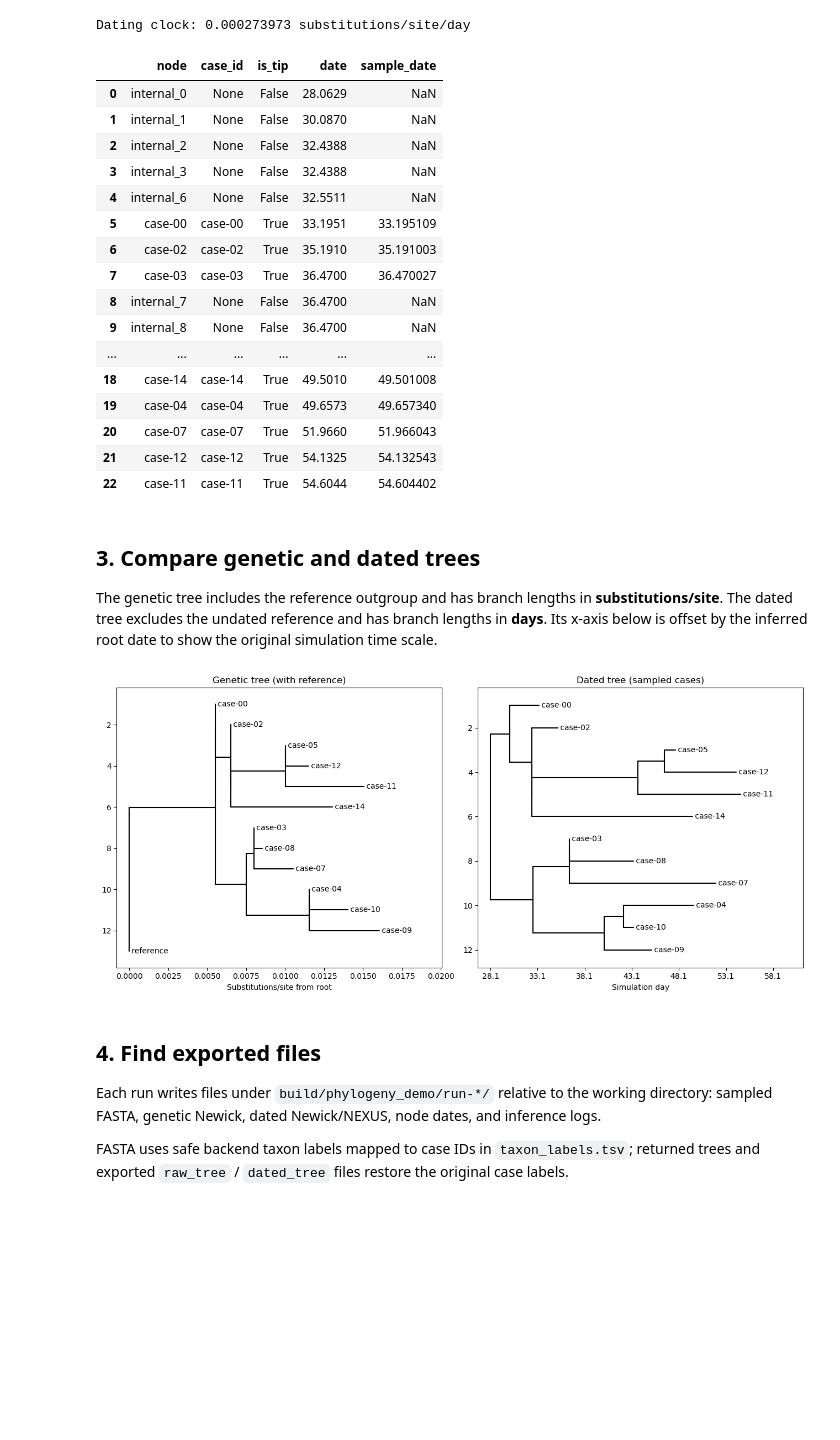
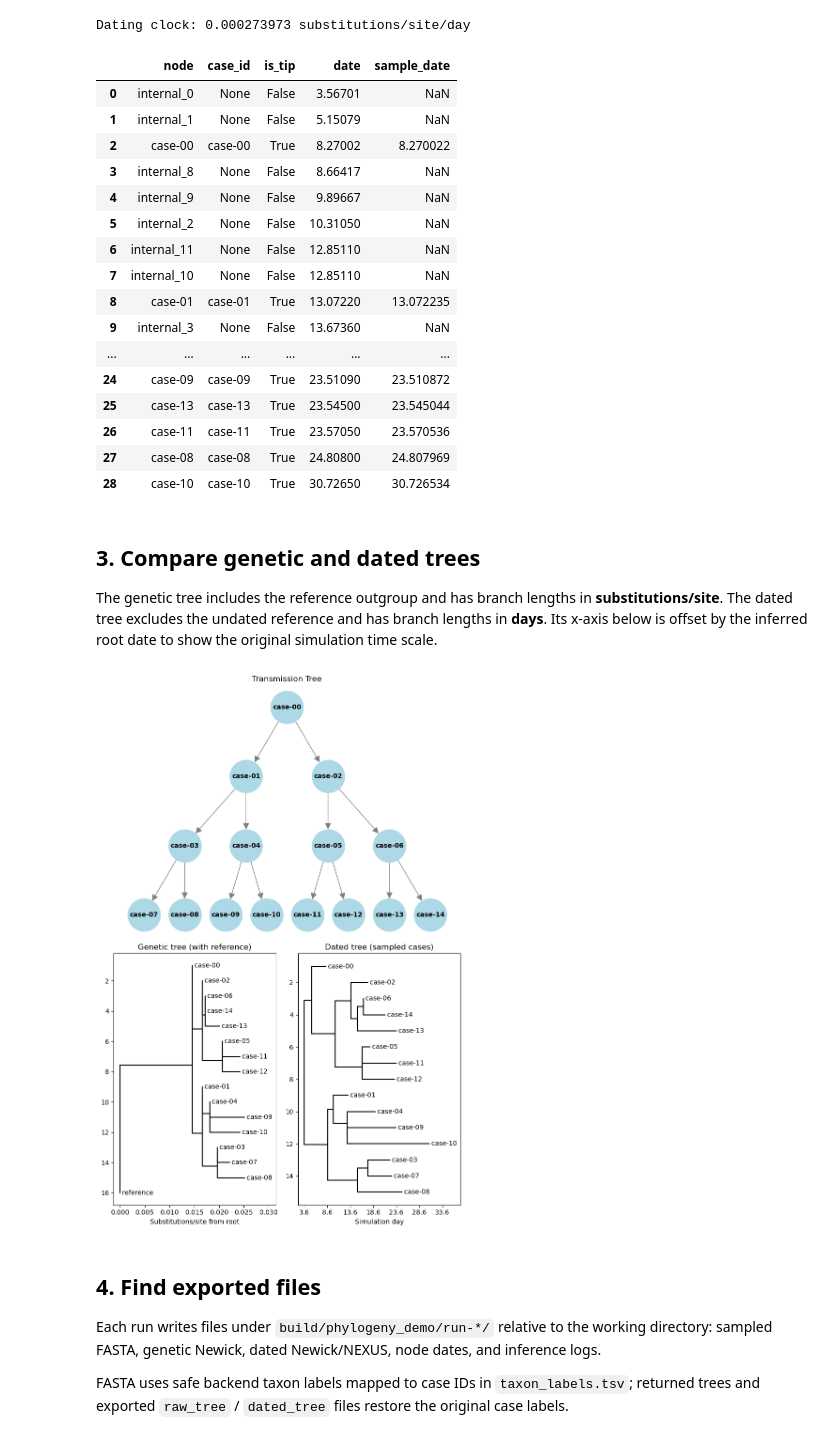
Before and after one commit to ydnkka/epilink, a Jupyter notebook: docs/phylogeny_demo.ipynb, the cells around one changed output. Saved outputs shown, nothing was run; the diff lists cells and outputs as text; code cells hidden in the pictures; blank space fills up the shorter version.

```diff
--- a/docs/phylogeny_demo.ipynb
+++ b/docs/phylogeny_demo.ipynb
@@ -46,7 +47,7 @@ transmission_tree = nx.balanced_tree(r=2, h=3, create_using=nx.DiGraph)
 transmission_tree = nx.relabel_nodes(
     transmission_tree, {node: f"case-{node:02d}" for node in transmission_tree}
 )
-epidemic_tree = simulate_epidemic_dates(profile, transmission_tree, fraction_sampled=0.8)
+epidemic_tree = simulate_epidemic_dates(profile, transmission_tree)
 simulated = simulate_genomic_sequences(
     profile, epidemic_tree, genome_length=parameters.genome_length, return_raw=False
 )
@@ -103,48 +107,78 @@ phylogeny.node_dates.sort_values("date", ignore_index=True)
 # %% [output]
 Dating clock: 0.000273973 substitutions/site/day
 |  | node | case_id | is_tip | date | sample_date |
-| 0 | internal_0 | None | False | 28.0629 | NaN |
-| 1 | internal_1 | None | False | 30.0870 | NaN |
-| 2 | internal_2 | None | False | 32.4388 | NaN |
-| 3 | internal_3 | None | False | 32.4388 | NaN |
-| 4 | internal_6 | None | False | 32.5511 | NaN |
-| 5 | case-00 | case-00 | True | 33.1951 | 33.195109 |
-| 6 | case-02 | case-02 | True | 35.1910 | 35.191003 |
-| 7 | case-03 | case-03 | True | 36.4700 | 36.470027 |
-| 8 | internal_7 | None | False | 36.4700 | NaN |
-| 9 | internal_8 | None | False | 36.4700 | NaN |
+| 0 | internal_0 | None | False | 3.56701 | NaN |
+| 1 | internal_1 | None | False | 5.15079 | NaN |
+| 2 | case-00 | case-00 | True | 8.27002 | 8.270022 |
+| 3 | internal_8 | None | False | 8.66417 | NaN |
+| 4 | internal_9 | None | False | 9.89667 | NaN |
+| 5 | internal_2 | None | False | 10.31050 | NaN |
+| 6 | internal_11 | None | False | 12.85110 | NaN |
+| 7 | internal_10 | None | False | 12.85110 | NaN |
+| 8 | case-01 | case-01 | True | 13.07220 | 13.072235 |
+| 9 | internal_3 | None | False | 13.67360 | NaN |
 | ... | ... | ... | ... | ... | ... |
-| 18 | case-14 | case-14 | True | 49.5010 | 49.501008 |
-| 19 | case-04 | case-04 | True | 49.6573 | 49.657340 |
-| 20 | case-07 | case-07 | True | 51.9660 | 51.966043 |
-| 21 | case-12 | case-12 | True | 54.1325 | 54.132543 |
-| 22 | case-11 | case-11 | True | 54.6044 | 54.604402 |
+| 24 | case-09 | case-09 | True | 23.51090 | 23.510872 |
+| 25 | case-13 | case-13 | True | 23.54500 | 23.545044 |
+| 26 | case-11 | case-11 | True | 23.57050 | 23.570536 |
+| 27 | case-08 | case-08 | True | 24.80800 | 24.807969 |
+| 28 | case-10 | case-10 | True | 30.72650 | 30.726534 |
 # %% [markdown]
 ## 3. Compare genetic and dated trees
 
 The genetic tree includes the reference outgroup and has branch lengths in **substitutions/site**. The dated tree excludes the undated reference and has branch lengths in **days**. Its x-axis below is offset by the inferred root date to show the original simulation time scale.
 # %%
-fig, axes = plt.subplots(1, 2, figsize=(13, 6))
-for tree, axis in zip([phylogeny.raw_tree, phylogeny.dated_tree], axes, strict=True):
+fig = plt.figure(figsize=(8, 12))
+gs = GridSpec(2, 2, figure=fig)
+transmission_tree_ax = fig.add_subplot(gs[0, :])
+raw_tree_ax = fig.add_subplot(gs[1, 0])
+dated_tree_ax = fig.add_subplot(gs[1, 1])
+
+pos = nx.drawing.nx_pydot.pydot_layout(transmission_tree, prog="dot")
+
+nx.draw(
+    transmission_tree,
+    pos,
+    ax=transmission_tree_ax,
+    with_labels=True,
+    node_color="lightblue",
+    node_size=2500,
+    node_shape="o",
+    edge_color="gray",
+    arrowsize=20,
+    font_size=10,
+    font_weight="bold",
+)
+transmission_tree_ax.set_title("Transmission Tree")
+transmission_tree_ax.set_axis_off()
+
+# 3. Draw the phylogenetic trees on the bottom axes
+for tree, axis in zip(
+    [phylogeny.raw_tree, phylogeny.dated_tree], [raw_tree_ax, dated_tree_ax], strict=True
+):
     Phylo.draw(
         tree,
         axes=axis,
         do_show=False,
         show_confidence=False,
         label_func=lambda clade: clade.name if clade.is_terminal() else None,
     )
     axis.set_ylabel("")
 
-axes[0].set_title("Genetic tree (with reference)")
-axes[0].set_xlabel("Substitutions/site from root")
+raw_tree_ax.set_title("Genetic tree (with reference)")
+raw_tree_ax.set_xlabel("Substitutions/site from root")
+
 root_date = phylogeny.node_dates.set_index("node").loc[phylogeny.dated_tree.root.name, "date"]
-axes[1].xaxis.set_major_formatter(FuncFormatter(lambda elapsed, _: f"{root_date + elapsed:.1f}"))
-axes[1].set_title("Dated tree (sampled cases)")
-axes[1].set_xlabel("Simulation day")
+dated_tree_ax.xaxis.set_major_formatter(
+    FuncFormatter(lambda elapsed, _: f"{root_date + elapsed:.1f}")
+)
+dated_tree_ax.set_title("Dated tree (sampled cases)")
+dated_tree_ax.set_xlabel("Simulation day")
+
 fig.tight_layout()
 plt.show()
 # %% [output]
-[figure, old version]
+[figure, new version]
 # %% [markdown]
 ## 4. Find exported files
 
```
Also changed, not shown: parts of 6 cells of this notebook, 4 other files.
